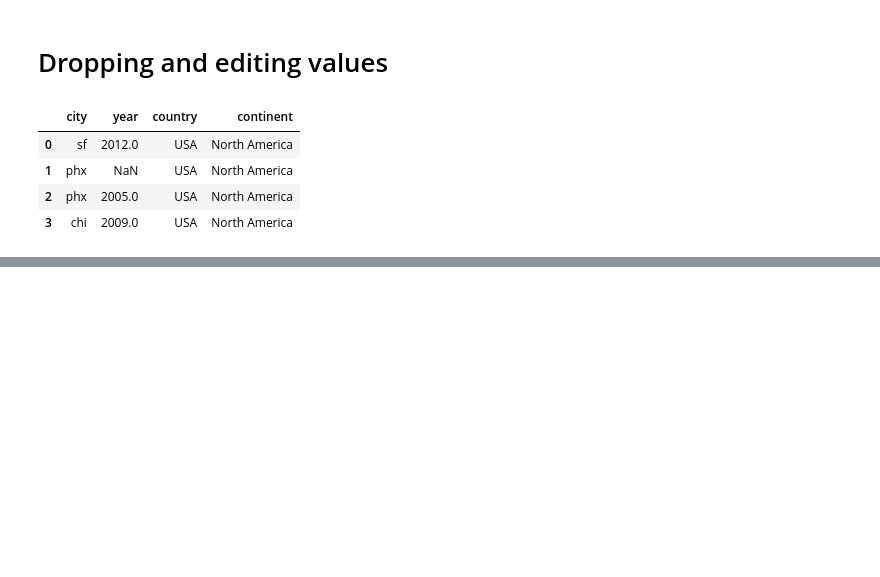
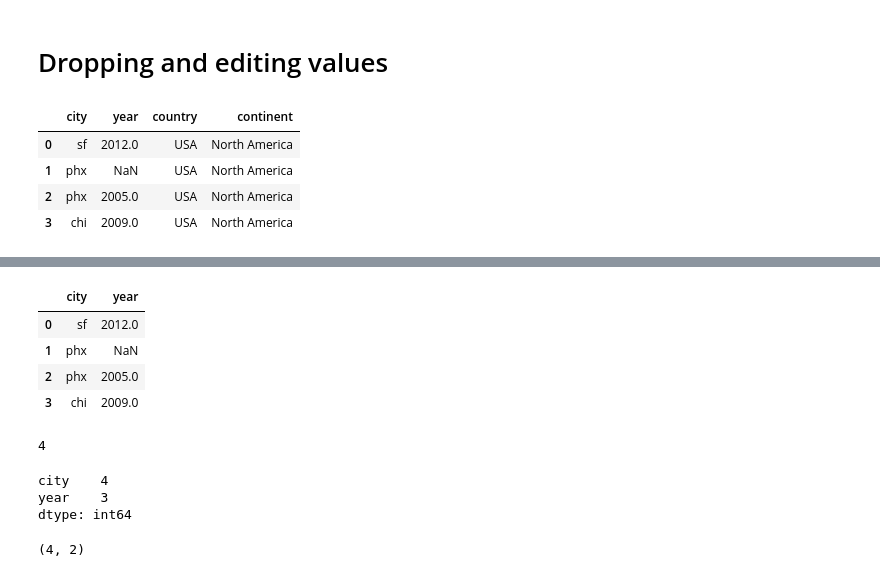
Before and after one commit to jrcomitre/pandas, a Jupyter notebook: lesson5.ipynb, the cells around one changed output, grey strips where cells are left out. Saved outputs shown, nothing was run; the diff lists cells and outputs as text; code cells hidden in the pictures; blank space fills up the shorter version.

```diff
--- a/lesson5.ipynb
+++ b/lesson5.ipynb
@@ -200,0 +213,28 @@ df
+# %%
+# you can also remove a column from a dataFrame with the del() function
+df3 = pd.DataFrame(df2)
+del(df3['continent'])
+df3
+# %% [output]
+|  | city | year |
+| 0 | sf | 2012.0 |
+| 1 | phx | NaN |
+| 2 | phx | 2005.0 |
+| 3 | chi | 2009.0 |
+# %%
+# you can use the len() function to check the row count of a dataFrame
+len(df3)
+# %% [output]
+4
+# %%
+# you can also use .count() method to check the row count, but this exclides NaNs
+df3.count()
+# %% [output]
+city    4
+year    3
+dtype: int64
+# %%
+# or you can use the .shape attribute to get shape of the dataFrame
+df3.shape
+# %% [output]
+(4, 2)
```
Also changed, not shown: parts of 7 cells of this notebook.
